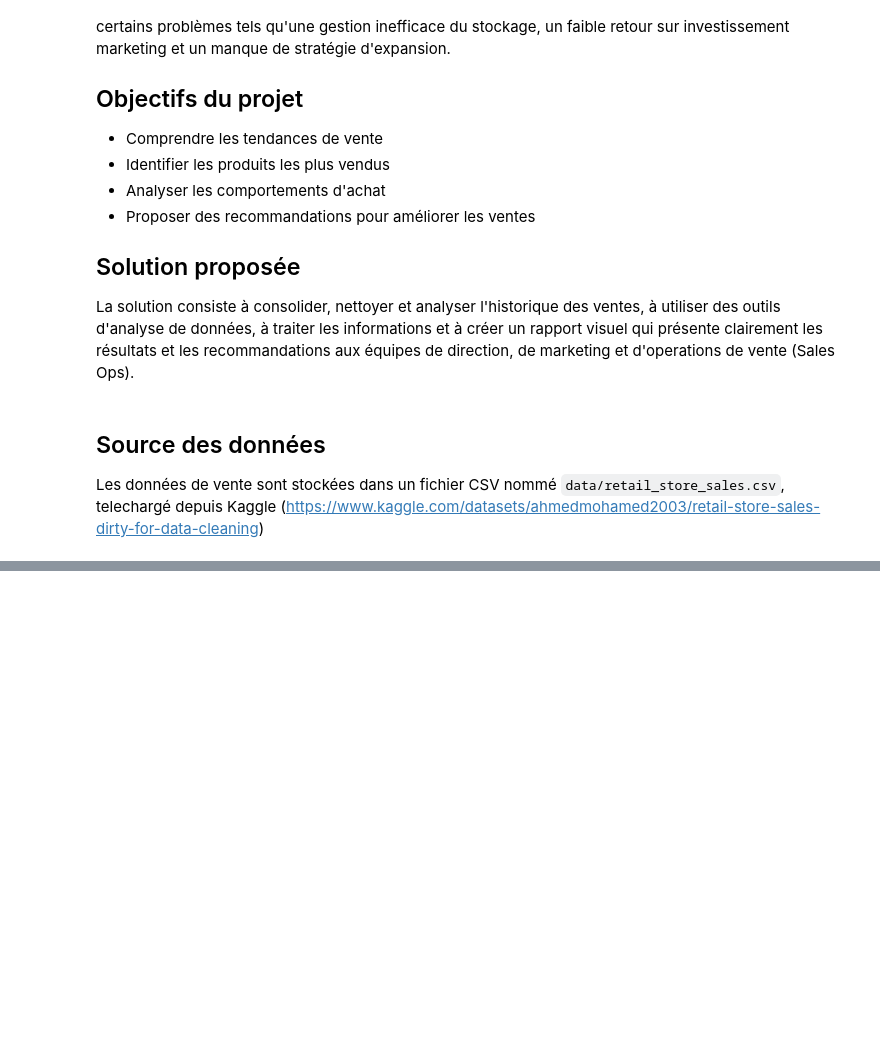
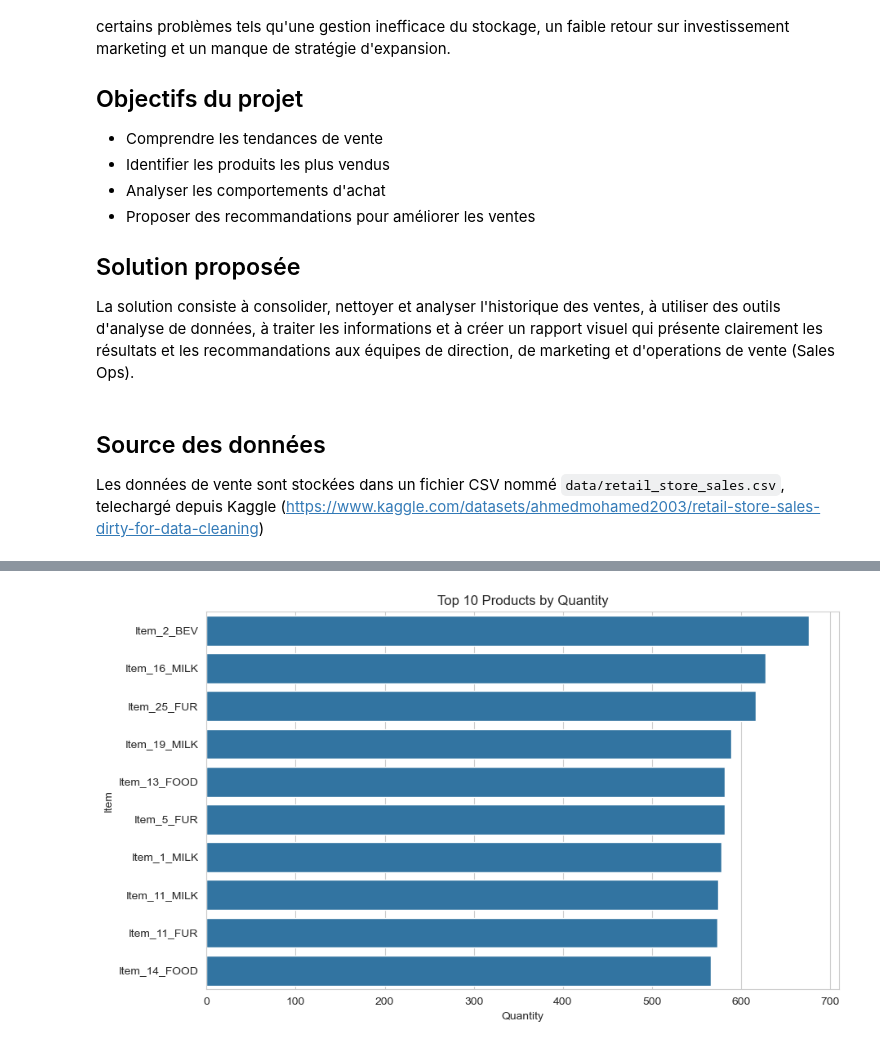
Before and after one commit to gezielcarvalho/commerce, a Jupyter notebook: commerce.ipynb, the cells around one changed output, grey strips where cells are left out. Cells and saved outputs as stored; diff of their text form; code cells hidden in the pictures; blank space fills up the shorter version.

```diff
--- a/commerce.ipynb
+++ b/commerce.ipynb
@@ -37,0 +29,3 @@ ModuleNotFoundError: No module named 'kagglehub'
+# %%
+sales_data = pd.read_csv('data/retail_store_sales.csv')
+print(sales_data.head())
@@ -37,0 +110,5 @@ ModuleNotFoundError: No module named 'kagglehub'
+# %%
+sales_data['Transaction Date'] = pd.to_datetime(sales_data['Transaction Date'])
+# %%
+sales_data['Revenue'] = sales_data['Quantity'] * sales_data['Price Per Unit']
+print(sales_data.head())
@@ -37,0 +152,11 @@ ModuleNotFoundError: No module named 'kagglehub'
+# %%
+sns.set_style("whitegrid")
+plt.figure(figsize=(10, 6))
+top_10_products = sales_data.groupby('Item')['Quantity'].sum().sort_values(ascending=False).head(10)
+sns.barplot(x=top_10_products.values, y=top_10_products.index)
+plt.title("Top 10 Products by Quantity")
+plt.xlabel("Quantity")
+plt.ylabel("Item")
+plt.show()
+# %% [output]
+[figure, added]
```
Also changed, not shown: parts of 11 cells of this notebook.
